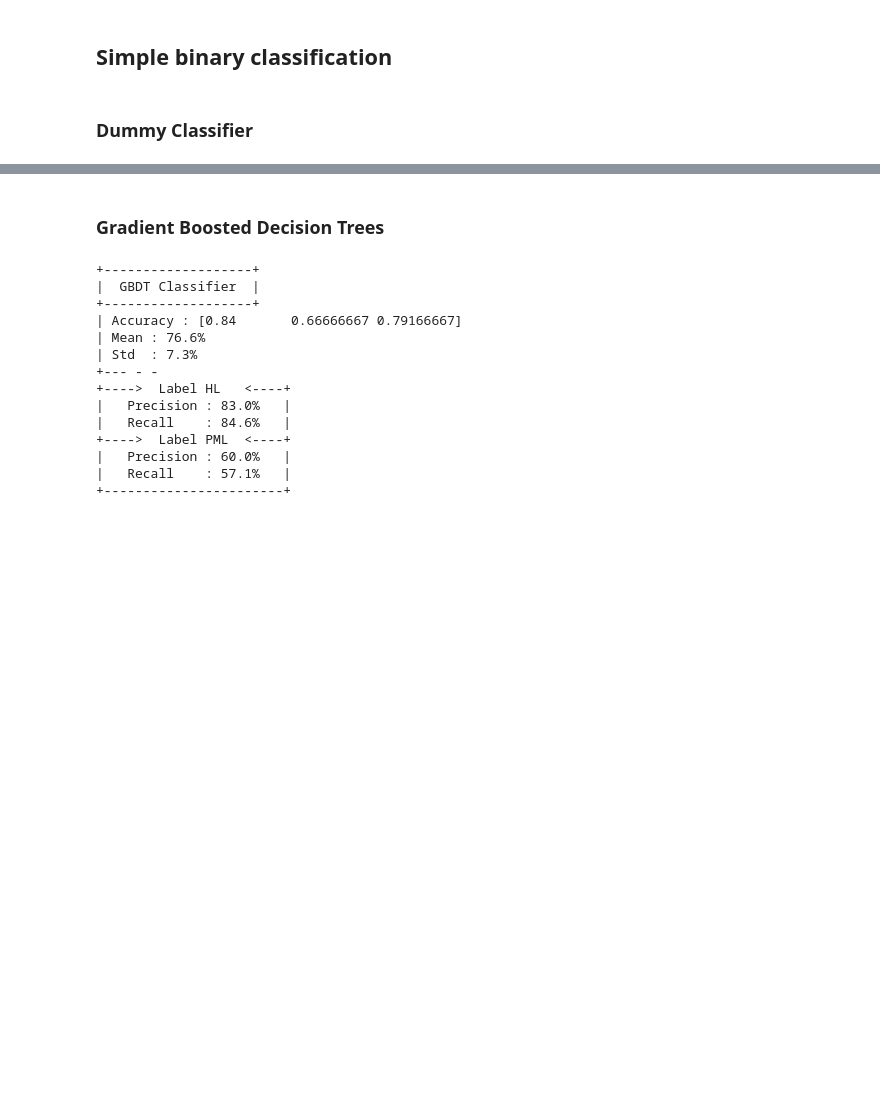
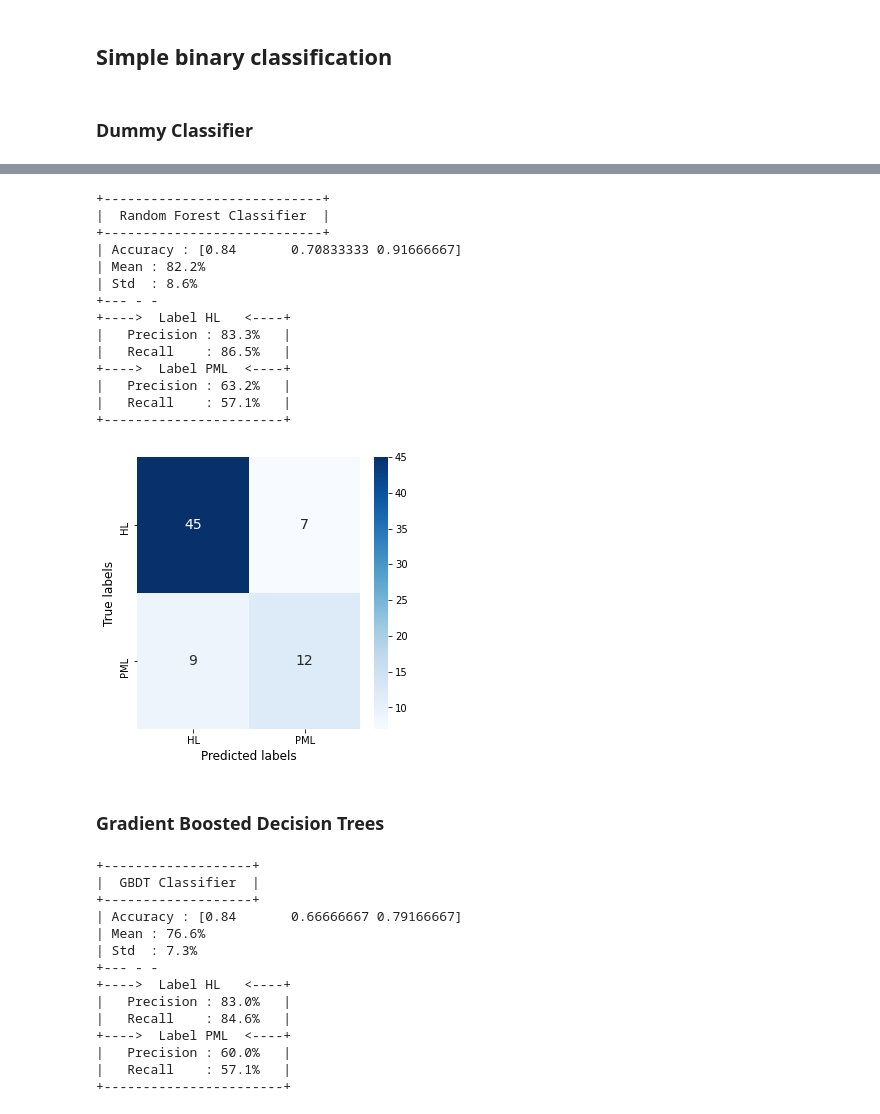
Before and after one commit to harel-coffee/mediastinal-lymphoma-classification-auto, a Jupyter notebook: binary_classification.ipynb, the cells around one changed output, grey strips where cells are left out. Cells and saved outputs as stored; diff of their text form; code cells hidden in the pictures; blank space fills up the shorter version.

Commit message:
added random forest

```diff
--- a/binary_classification.ipynb
+++ b/binary_classification.ipynb
@@ -188,0 +224,16 @@ _ = precision_recall_scores ( y_train, y_train_pred, verbose = True, labels = ["
+# %%
+from sklearn.ensemble import RandomForestClassifier
+
+clf_forest = RandomForestClassifier (
+                                      n_estimators = 100 ,
+                                      criterion = "gini" ,
+                                      max_features = "sqrt" ,
+                                      max_leaf_nodes = 10 ,
+                                      max_depth = 5 ,
+                                    )
+
+scores = cross_val_score ( clf_forest, X_train, y_train, scoring = "accuracy", cv = 3 )
+y_train_pred = cross_val_predict ( clf_forest, X_train, y_train, cv = 3 )
+
+display_score ( model_name = "Random Forest Classifier", scores = scores )
+_ = precision_recall_scores ( y_train, y_train_pred, verbose = True, labels = ["HL", "PML"], show_conf_matrix = True )
@@ -189,3 +301,35 @@ _ = precision_recall_scores ( y_train, y_train_pred, verbose = True, labels = ["
+# %%
+best_params = study_forest . best_params
+
+clf_forest = RandomForestClassifier (
+                                      n_estimators = best_params["n_estims"] ,
+                                      criterion = best_params["criterion"]   ,
+                                      max_features = best_params["max_feats"]  ,
+                                      max_leaf_nodes = best_params["max_leaf"] ,
+                                      max_depth = best_params["max_depth"] ,
+                                    )
+
+scores = cross_val_score ( clf_forest, X_train, y_train, scoring = "accuracy", cv = 3 )
+y_train_pred = cross_val_predict ( clf_forest, X_train, y_train, cv = 3 )
+
+display_score ( model_name = "Random Forest Classifier", scores = scores )
+_ = precision_recall_scores ( y_train, y_train_pred, verbose = True, labels = ["HL", "PML"], show_conf_matrix = True )
+# %% [output]
++----------------------------+
+|  Random Forest Classifier  |
++----------------------------+
+| Accuracy : [0.84       0.70833333 0.91666667]
+| Mean : 82.2%
+| Std  : 8.6%
++--- - -
++---->  Label HL   <----+
+|   Precision : 83.3%   |
+|   Recall    : 86.5%   |
++---->  Label PML  <----+
+|   Precision : 63.2%   |
+|   Recall    : 57.1%   |
++-----------------------+
+[figure, added]
 # %% [markdown]
 ### Gradient Boosted Decision Trees
 # %%
```
Also changed, not shown: parts of 12 cells of this notebook.
